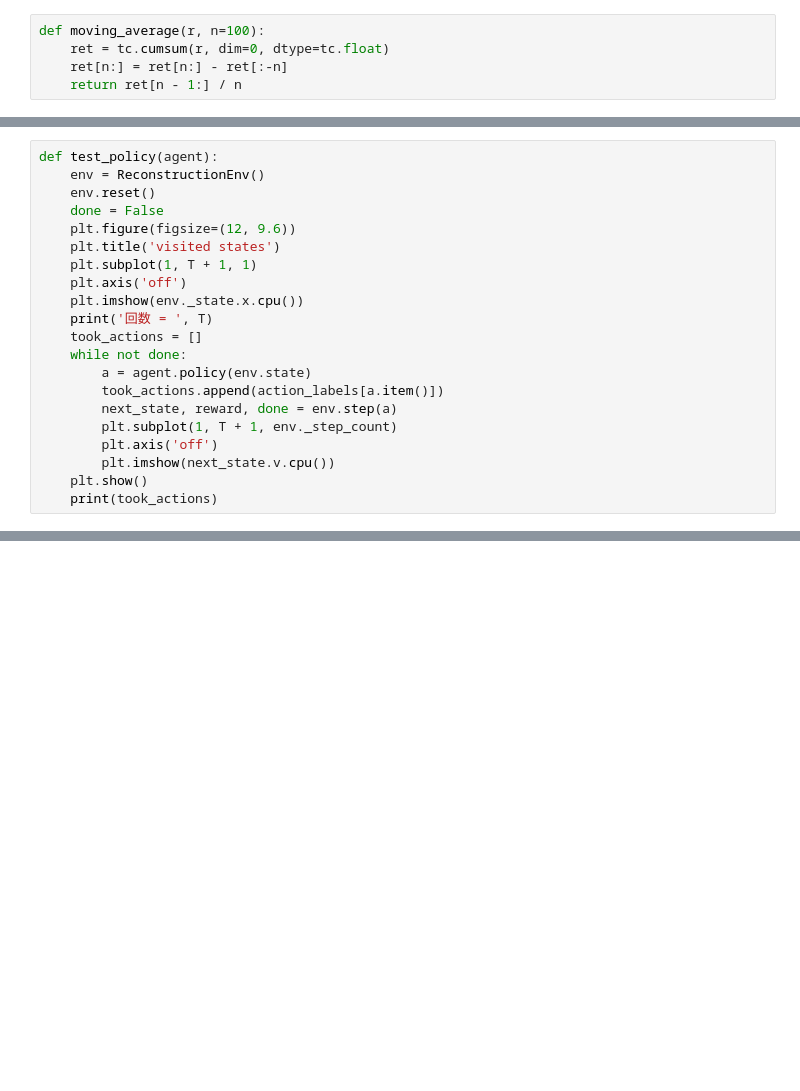
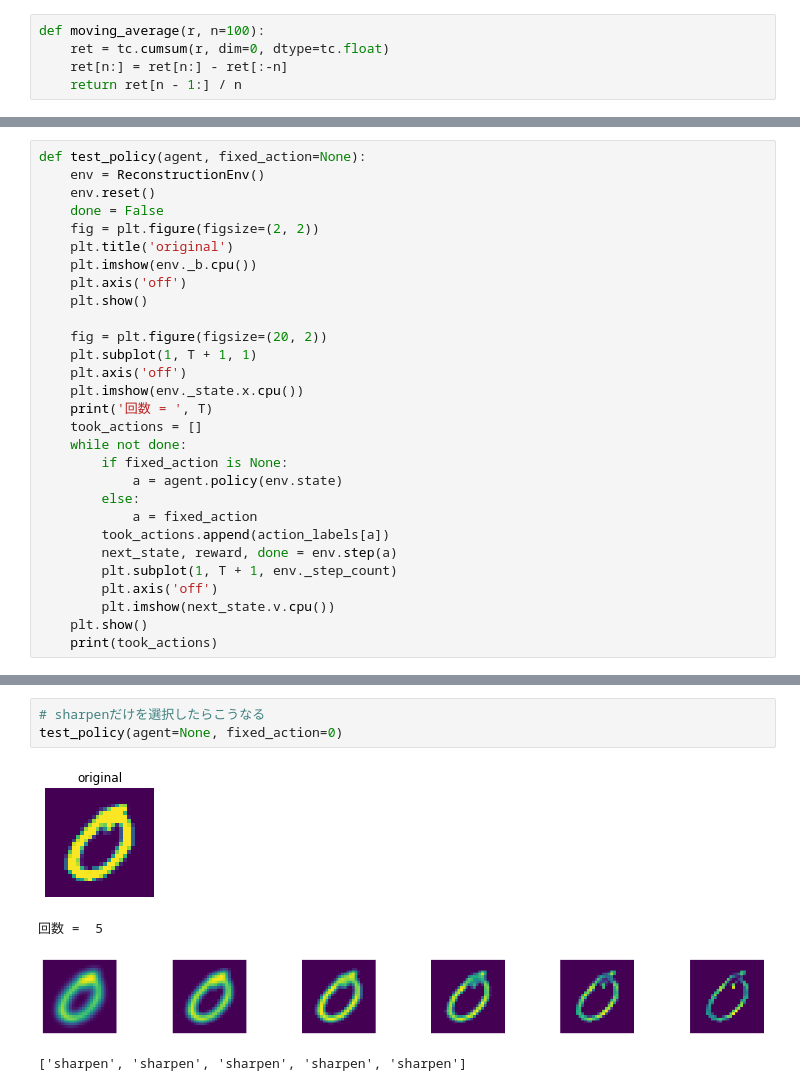
Before and after one commit to hmHam/SelectiveSR, a Jupyter notebook: demo_mnist/rl_reconstruction.ipynb, the cells around one changed output, grey strips where cells are left out. Drawn from its saved outputs; the diff is of its cells as text; blank space fills up the shorter version.

```diff
--- a/demo_mnist/rl_reconstruction.ipynb
+++ b/demo_mnist/rl_reconstruction.ipynb
@@ -301,18 +315,26 @@ plt.legend(loc='best')
 # %%
-def test_policy(agent):
+def test_policy(agent, fixed_action=None):
     env = ReconstructionEnv()
     env.reset()
     done = False
-    plt.figure(figsize=(12, 9.6))
-    plt.title('visited states')
+    fig = plt.figure(figsize=(2, 2))
+    plt.title('original')
+    plt.imshow(env._b.cpu())
+    plt.axis('off')
+    plt.show()
+
+    fig = plt.figure(figsize=(20, 2))
     plt.subplot(1, T + 1, 1)
     plt.axis('off')
     plt.imshow(env._state.x.cpu())
     print('回数 = ', T)
     took_actions = []
     while not done:
-        a = agent.policy(env.state)
-        took_actions.append(action_labels[a.item()])
+        if fixed_action is None:
+            a = agent.policy(env.state)
+        else:
+            a = fixed_action
+        took_actions.append(action_labels[a])
         next_state, reward, done = env.step(a)
         plt.subplot(1, T + 1, env._step_count)
         plt.axis('off')
@@ -327,0 +413,8 @@ test_policy(agent)
+# %%
+# sharpenだけを選択したらこうなる
+test_policy(agent=None, fixed_action=0)
+# %% [output]
+[figure, added]
+回数 =  5
+[figure, added]
+['sharpen', 'sharpen', 'sharpen', 'sharpen', 'sharpen']
```
Also changed, not shown: parts of 10 cells of this notebook, 5 other files.
